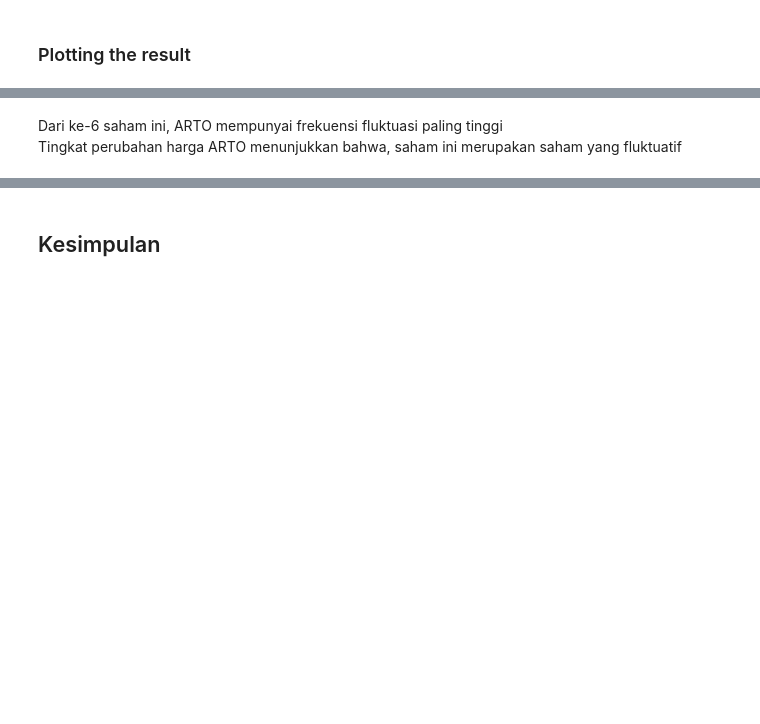
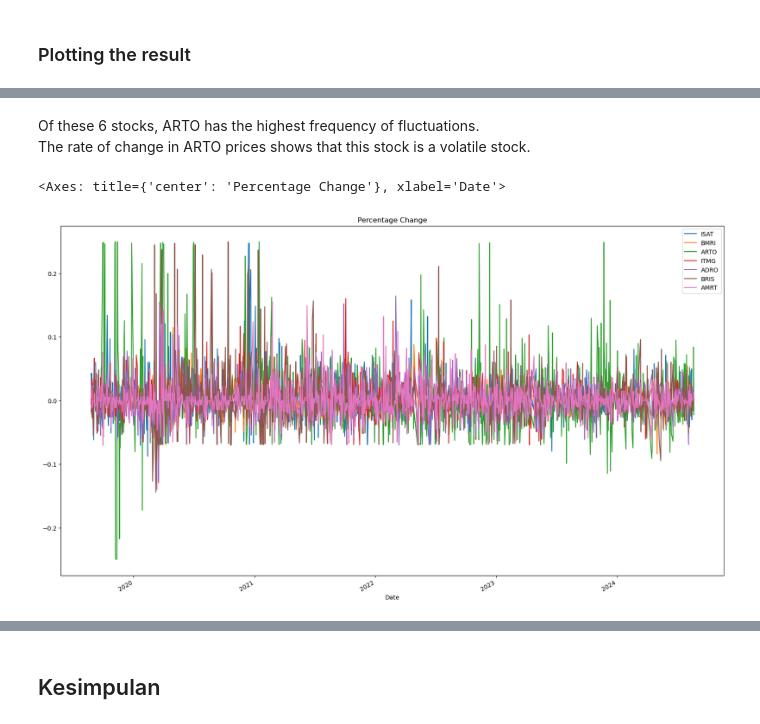
Before and after one commit to longfeet21/Data-Analyst-Project, a Jupyter notebook: Portfolio-Analysis.ipynb, the cells around one changed output, grey strips where cells are left out. Cells and saved outputs as stored; diff of their text form; code cells hidden in the pictures; blank space fills up the shorter version.

```diff
--- a/Portfolio-Analysis.ipynb
+++ b/Portfolio-Analysis.ipynb
@@ -253,11 +278,14 @@ stock_list = []
 for p in optimal_portfolios["portfolio"].values:
     for s in p:
         stock_list.append(s)
-# %% [markdown]
-Dari ke-6 saham ini, ARTO mempunyai frekuensi fluktuasi paling tinggi\
-Tingkat perubahan harga ARTO menunjukkan bahwa, saham ini merupakan saham yang fluktuatif
+# %% [markdown]
+Of these 6 stocks, ARTO has the highest frequency of fluctuations.\
+The rate of change in ARTO prices shows that this stock is a volatile stock.
 # %%
 portfolio1 = df.filter(items=list(set(stock_list)))
 
-px.line(portfolio1.pct_change())
+portfolio1.pct_change().plot(figsize=(20, 12), title="Percentage Change")
+# %% [output]
+<Axes: title={'center': 'Percentage Change'}, xlabel='Date'>
+[figure, added]
 # %%
```
Also changed, not shown: parts of 40 cells of this notebook, 1 other file.
